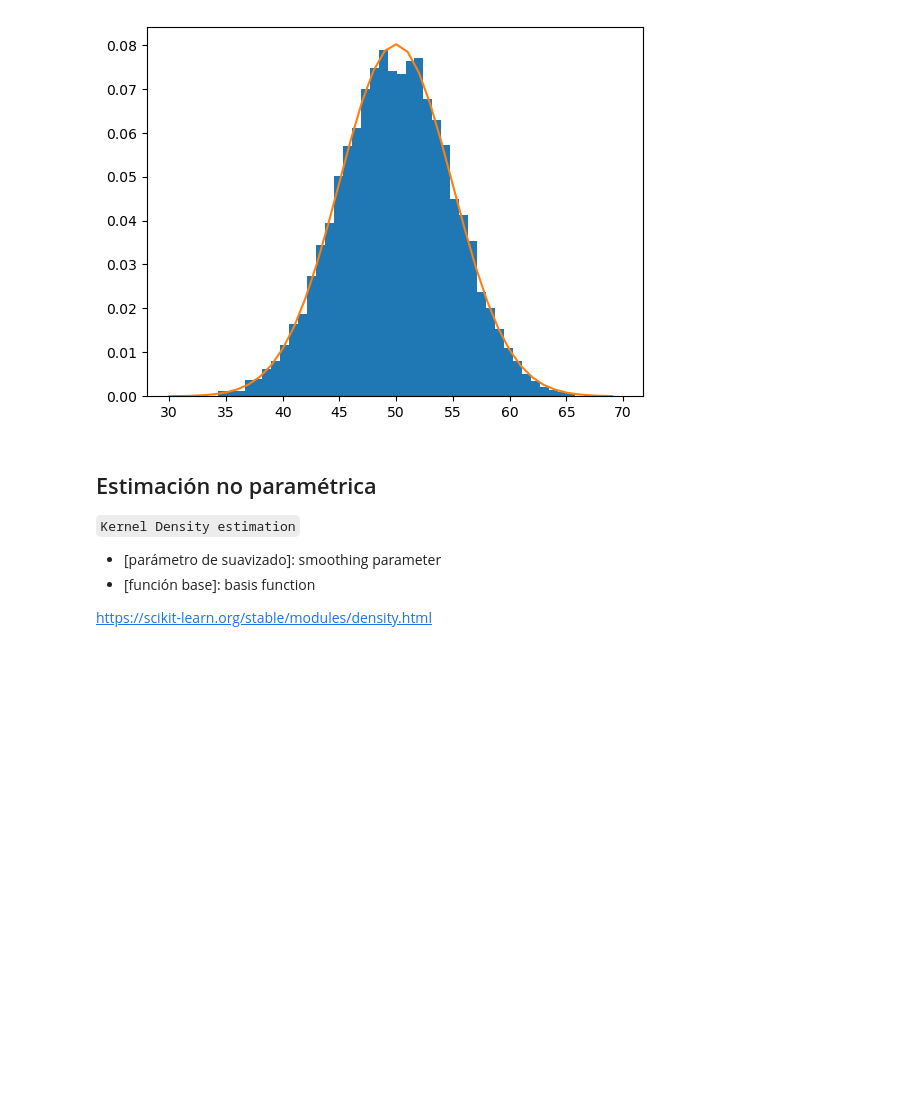
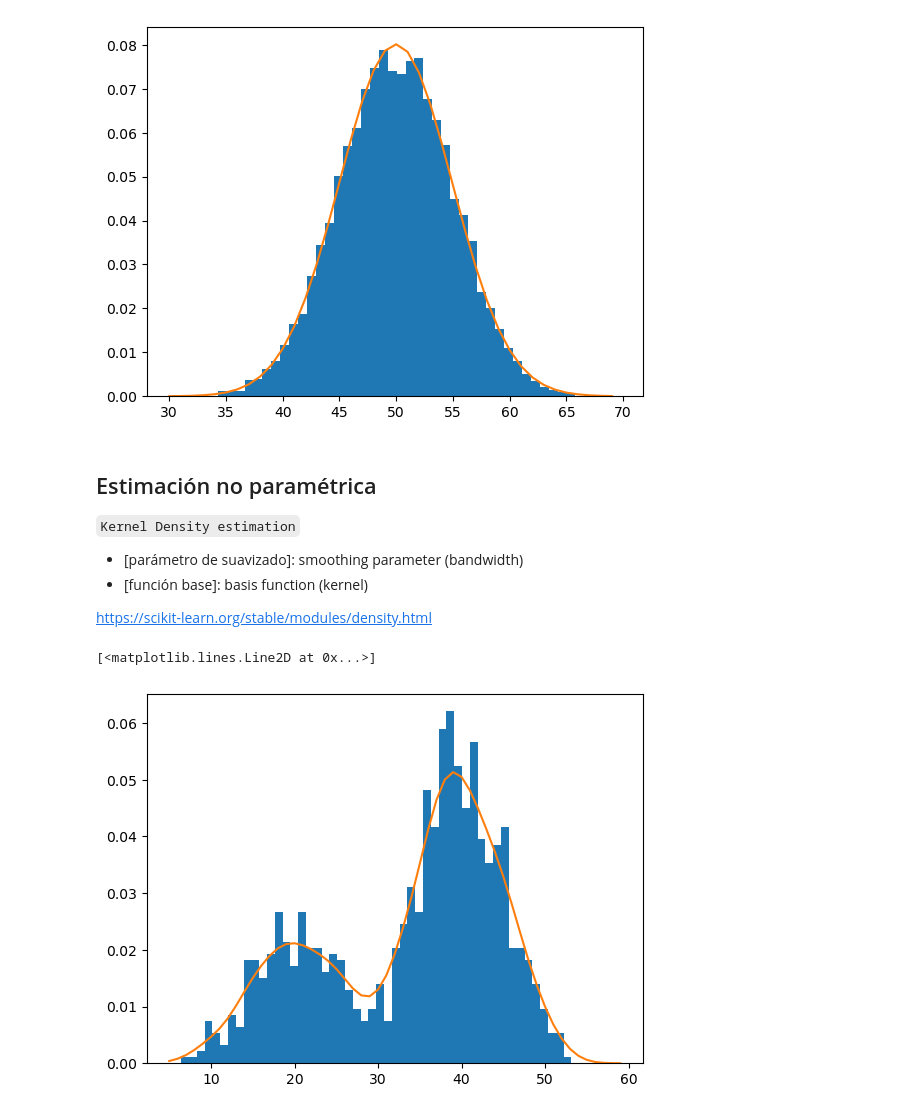
Before and after one commit to rogerreys/math_ai, a Jupyter notebook: probabilidad/03.1_[Clase10]Estimacion_densidad_probabilidad.ipynb, the cells around one changed output. Drawn from its saved outputs; the diff is of its cells as text; code cells hidden in the pictures; blank space fills up the shorter version.

```diff
--- a/probabilidad/03.1_[Clase10]Estimacion_densidad_probabilidad.ipynb
+++ b/probabilidad/03.1_[Clase10]Estimacion_densidad_probabilidad.ipynb
@@ -30,28 +30,32 @@ plt.plot(val_x, val_y)
 ## Estimación no paramétrica
 
 `Kernel Density estimation`
-* [parámetro de suavizado]: smoothing parameter
-* [función base]: basis function
+* [parámetro de suavizado]: smoothing parameter (bandwidth)
+* [función base]: basis function (kernel)
 
 https://scikit-learn.org/stable/modules/density.html
 # %%
 from numpy import hstack
 from sklearn.neighbors import KernelDensity
 
 #construimos una distribución bimodal
 sample1 = normal(loc=20, scale=5, size=300)
 sample2 = normal(loc=40, scale=5, size=700)
 sample = hstack((sample1, sample2))
 
-# model = KernelDensity(bandwidth=2, kernel='gaussian')
-# sample = sample.reshape((len(sample), 1)) #
-# model.fit(sample)
+# Modelo KernelDensity - Creado artificialmente
+kdensity_model = KernelDensity(kernel='gaussian', bandwidth=2)
+value = sample.reshape(len(sample), 1)
+kdensity_model.fit(value)
 
-# values = np.asarray([value for value in range(1, 60)])
-# values = values.reshape((len(values), 1))
-# probabilities = model.score_samples(values) # probabilidad logarítmica
-# probabilities = np.exp(probabilities)  # inversión de probabilidad
+plt.hist(value, bins=50, density=True)
+# Simulado teorico
+val_x = np.asarray([values for values in range(5,60)])
+val_x = val_x.reshape(len(val_x), 1)
+prob_val_x = kdensity_model.score_samples(val_x)  # probabilidad logarítmica /
+prob_val_x = np.exp(prob_val_x) # inversión de probabilidad
 
-# pyplot.hist(sample, bins=50, density=True)
-# pyplot.plot(values[:], probabilities)
-# pyplot.show()
+plt.plot(val_x, prob_val_x)
+# %% [output]
+[<matplotlib.lines.Line2D at 0x...>]
+[figure, added]
```
Also changed, not shown: 1 other file.
